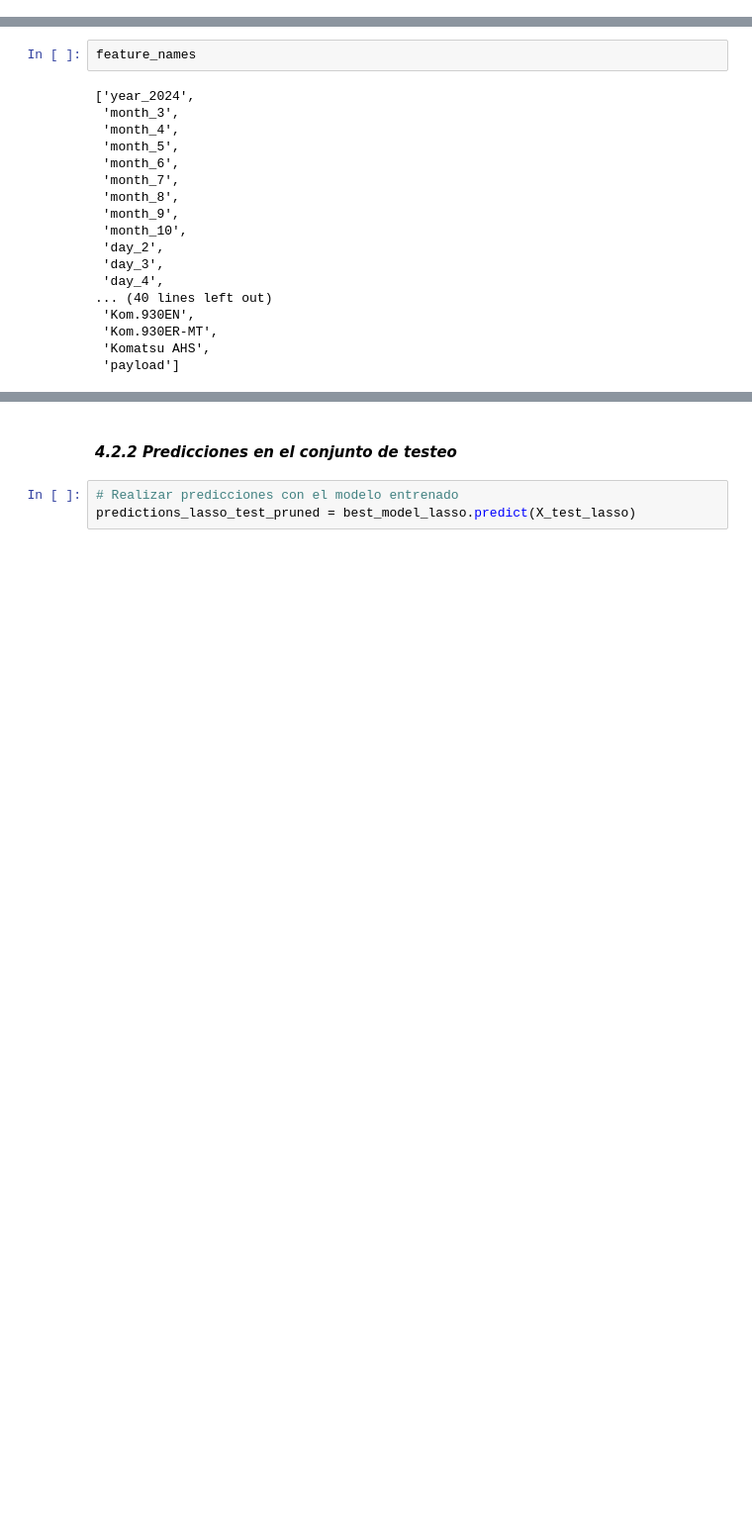
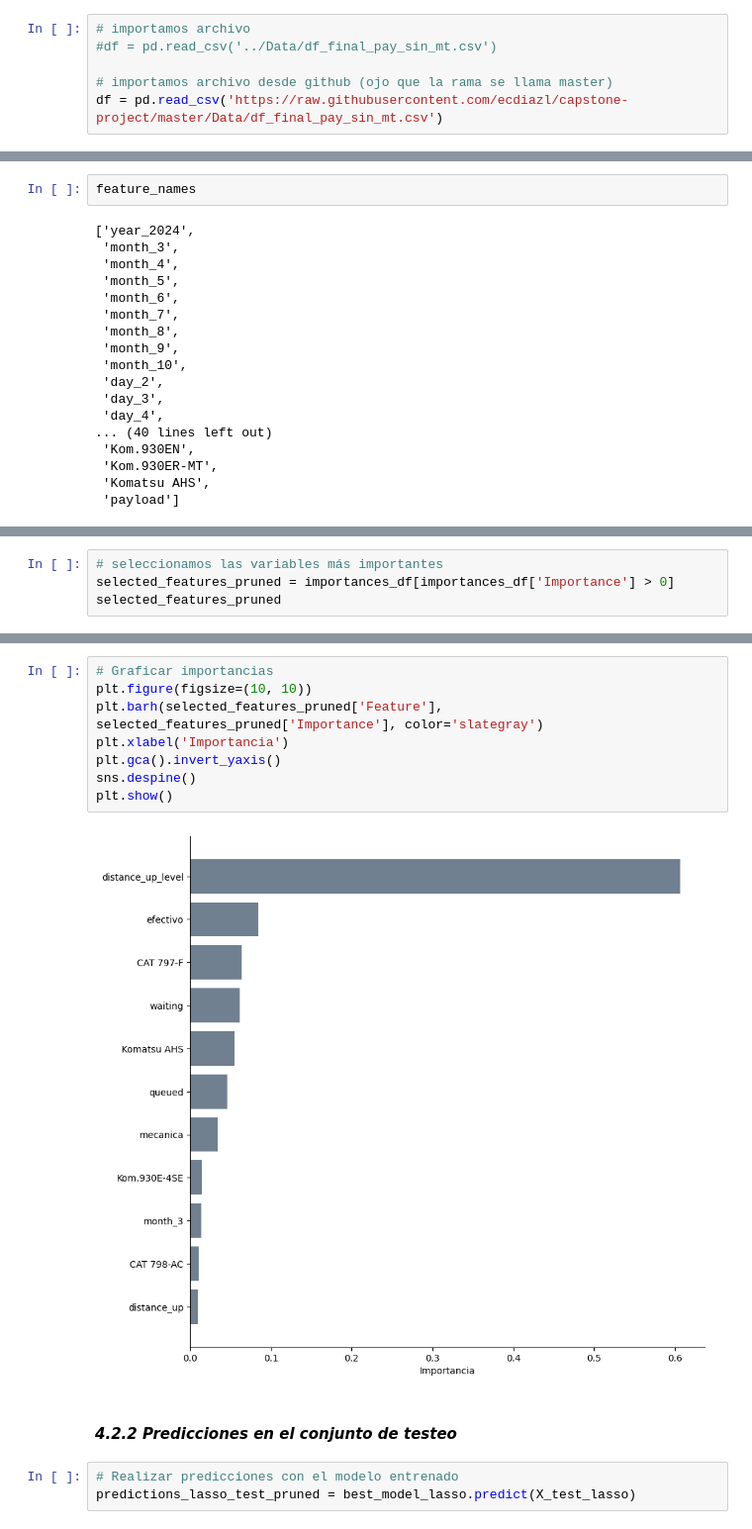
Before and after one commit to ecdiazl/capstone-project, a Jupyter notebook: Desicion Tree/Capstone - DecisionTreeRegressor v1(payload con Lasso).ipynb, the cells around one changed output, grey strips where cells are left out. Shown at 99% size. Saved outputs shown, nothing was run; the diff lists cells and outputs as text; blank space fills up the shorter version.

Commit message:
importancia variables mejores modelos

```diff
--- a/Desicion Tree/Capstone - DecisionTreeRegressor v1(payload con Lasso).ipynb
+++ b/Desicion Tree/Capstone - DecisionTreeRegressor v1(payload con Lasso).ipynb
@@ -43,3 +40,9 @@ df = pd.read_csv('../Data/df_final_pay_sin_mt.csv')
+# %%
+# importamos archivo
+#df = pd.read_csv('../Data/df_final_pay_sin_mt.csv')
+
+# importamos archivo desde github (ojo que la rama se llama master)
+df = pd.read_csv('https://raw.githubusercontent.com/ecdiazl/capstone-project/master/Data/df_final_pay_sin_mt.csv')
 # %%
 # miramos el dataframe
 df.head()
@@ -439,0 +434,4 @@ plt.show()
+# %%
+# seleccionamos las variables más importantes
+selected_features_pruned = importances_df[importances_df['Importance'] > 0]
+selected_features_pruned
@@ -440,3 +451,13 @@ plt.show()
+# %%
+# Graficar importancias
+plt.figure(figsize=(10, 10))
+plt.barh(selected_features_pruned['Feature'], selected_features_pruned['Importance'], color='slategray')
+plt.xlabel('Importancia')
+plt.gca().invert_yaxis()
+sns.despine()
+plt.show()
+# %% [output]
+[figure, added]
 # %% [markdown]
 #### _4.2.2 Predicciones en el conjunto de testeo_
 # %%
```
Also changed, not shown: parts of 11 cells of this notebook, 6 other files.
